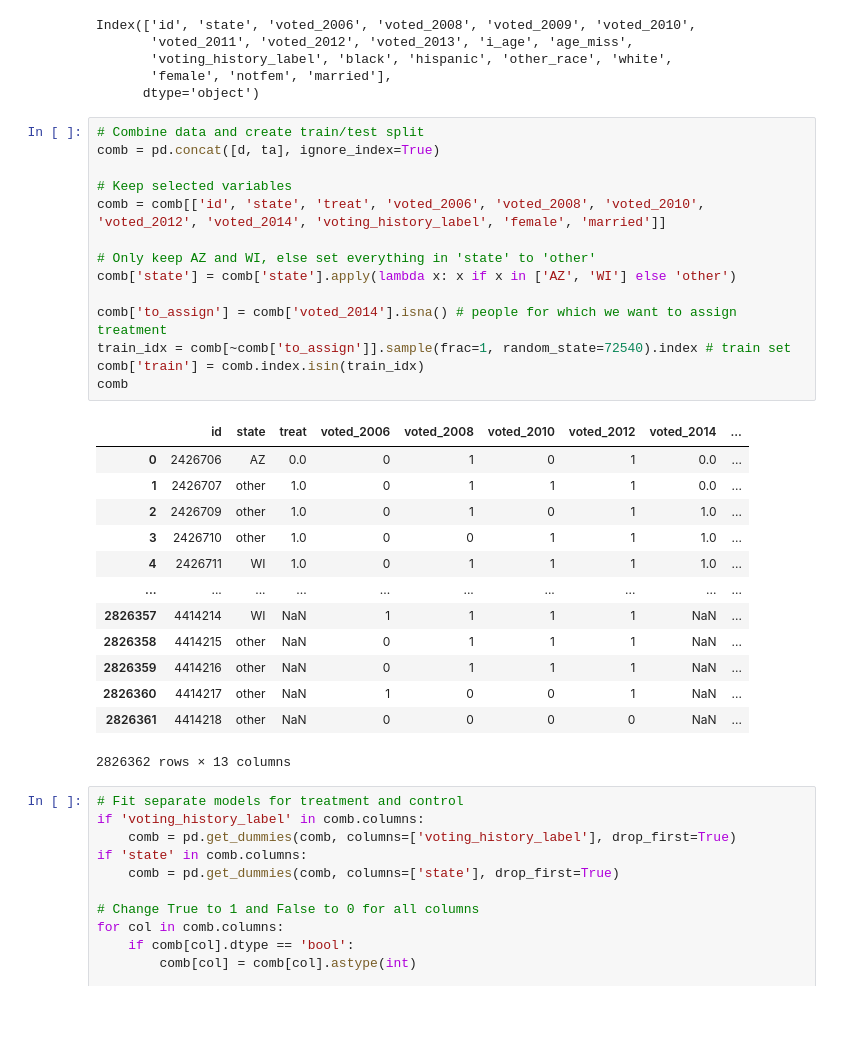
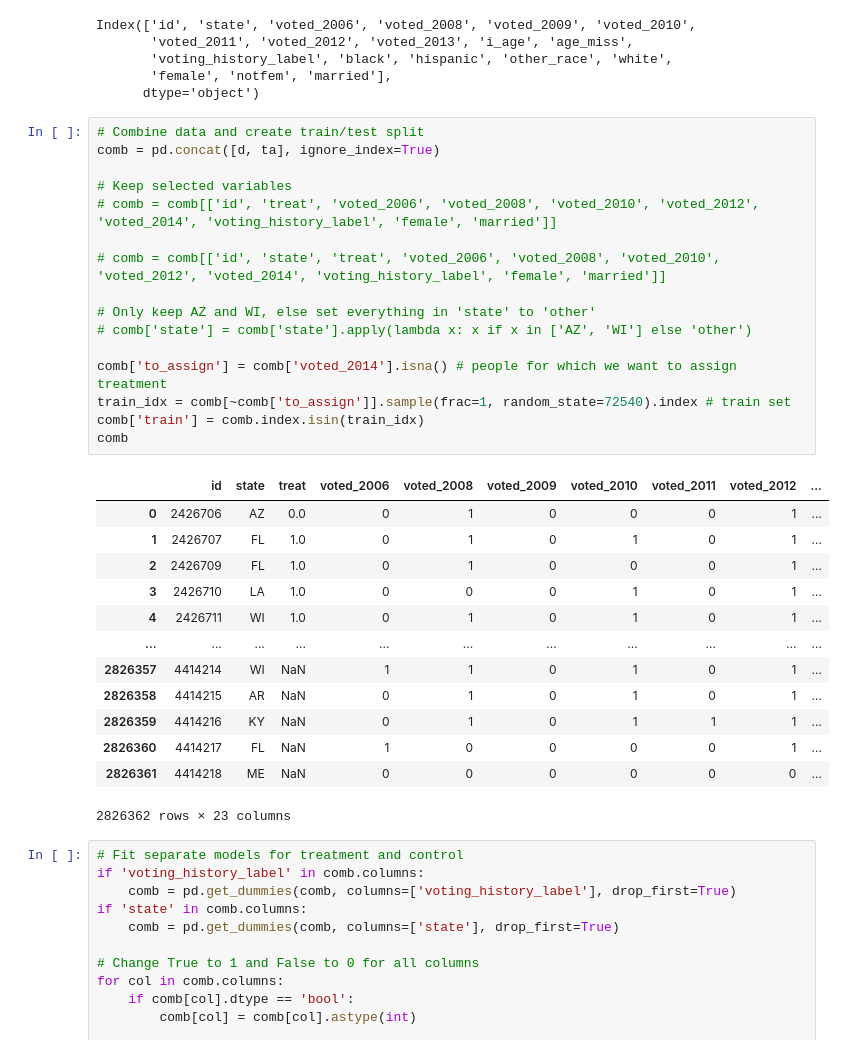
Before and after one commit to jasonjiajs/marketing-analytics-kaggle, a Jupyter notebook: assignment-3/model-jason.ipynb, the cells around one changed output. Drawn from its saved outputs; the diff is of its cells as text; blank space fills up the shorter version.

```diff
--- a/assignment-3/model-jason.ipynb
+++ b/assignment-3/model-jason.ipynb
@@ -34,31 +34,33 @@ Index(['id', 'state', 'voted_2006', 'voted_2008', 'voted_2009', 'voted_2010',
 # %%
 # Combine data and create train/test split
 comb = pd.concat([d, ta], ignore_index=True)
 
 # Keep selected variables
-comb = comb[['id', 'state', 'treat', 'voted_2006', 'voted_2008', 'voted_2010', 'voted_2012', 'voted_2014', 'voting_history_label', 'female', 'married']]
+# comb = comb[['id', 'treat', 'voted_2006', 'voted_2008', 'voted_2010', 'voted_2012', 'voted_2014', 'voting_history_label', 'female', 'married']]
+
+# comb = comb[['id', 'state', 'treat', 'voted_2006', 'voted_2008', 'voted_2010', 'voted_2012', 'voted_2014', 'voting_history_label', 'female', 'married']]
 
 # Only keep AZ and WI, else set everything in 'state' to 'other'
-comb['state'] = comb['state'].apply(lambda x: x if x in ['AZ', 'WI'] else 'other')
+# comb['state'] = comb['state'].apply(lambda x: x if x in ['AZ', 'WI'] else 'other')
 
 comb['to_assign'] = comb['voted_2014'].isna() # people for which we want to assign treatment
 train_idx = comb[~comb['to_assign']].sample(frac=1, random_state=72540).index # train set
 comb['train'] = comb.index.isin(train_idx)
 comb
 # %% [output]
-|  | id | state | treat | voted_2006 | voted_2008 | voted_2010 | voted_2012 | voted_2014 | ... |
-| 0 | 2426706 | AZ | 0.0 | 0 | 1 | 0 | 1 | 0.0 | ... |
-| 1 | 2426707 | other | 1.0 | 0 | 1 | 1 | 1 | 0.0 | ... |
-| 2 | 2426709 | other | 1.0 | 0 | 1 | 0 | 1 | 1.0 | ... |
-| 3 | 2426710 | other | 1.0 | 0 | 0 | 1 | 1 | 1.0 | ... |
-| 4 | 2426711 | WI | 1.0 | 0 | 1 | 1 | 1 | 1.0 | ... |
-| ... | ... | ... | ... | ... | ... | ... | ... | ... | ... |
-| 2826357 | 4414214 | WI | NaN | 1 | 1 | 1 | 1 | NaN | ... |
-| 2826358 | 4414215 | other | NaN | 0 | 1 | 1 | 1 | NaN | ... |
-| 2826359 | 4414216 | other | NaN | 0 | 1 | 1 | 1 | NaN | ... |
-| 2826360 | 4414217 | other | NaN | 1 | 0 | 0 | 1 | NaN | ... |
-| 2826361 | 4414218 | other | NaN | 0 | 0 | 0 | 0 | NaN | ... |
+|  | id | state | treat | voted_2006 | voted_2008 | voted_2009 | voted_2010 | voted_2011 | voted_2012 | ... |
+| 0 | 2426706 | AZ | 0.0 | 0 | 1 | 0 | 0 | 0 | 1 | ... |
+| 1 | 2426707 | FL | 1.0 | 0 | 1 | 0 | 1 | 0 | 1 | ... |
+| 2 | 2426709 | FL | 1.0 | 0 | 1 | 0 | 0 | 0 | 1 | ... |
+| 3 | 2426710 | LA | 1.0 | 0 | 0 | 0 | 1 | 0 | 1 | ... |
+| 4 | 2426711 | WI | 1.0 | 0 | 1 | 0 | 1 | 0 | 1 | ... |
+| ... | ... | ... | ... | ... | ... | ... | ... | ... | ... | ... |
+| 2826357 | 4414214 | WI | NaN | 1 | 1 | 0 | 1 | 0 | 1 | ... |
+| 2826358 | 4414215 | AR | NaN | 0 | 1 | 0 | 1 | 0 | 1 | ... |
+| 2826359 | 4414216 | KY | NaN | 0 | 1 | 0 | 1 | 1 | 1 | ... |
+| 2826360 | 4414217 | FL | NaN | 1 | 0 | 0 | 0 | 0 | 1 | ... |
+| 2826361 | 4414218 | ME | NaN | 0 | 0 | 0 | 0 | 0 | 0 | ... |
-2826362 rows × 13 columns
+2826362 rows × 23 columns
 # %%
 # Fit separate models for treatment and control
 if 'voting_history_label' in comb.columns:
```
Also changed, not shown: parts of 4 cells of this notebook, 11 other files.
